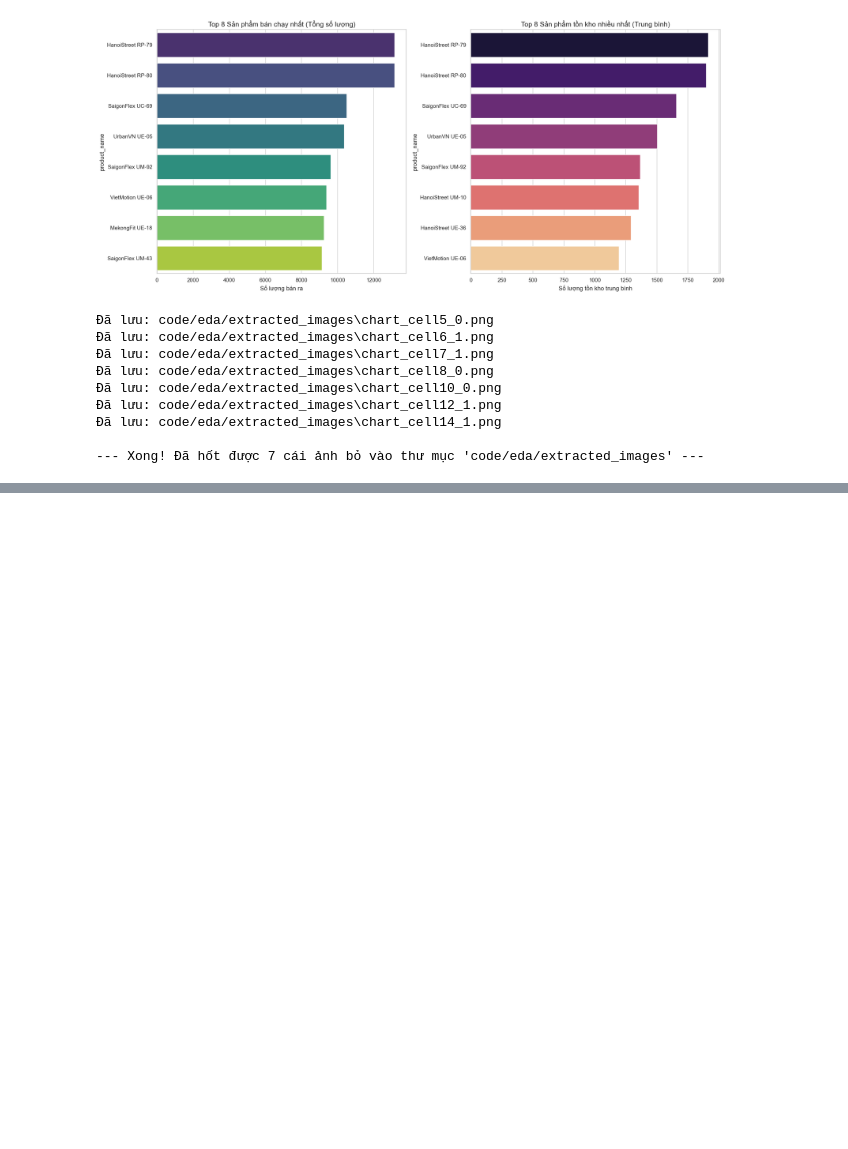
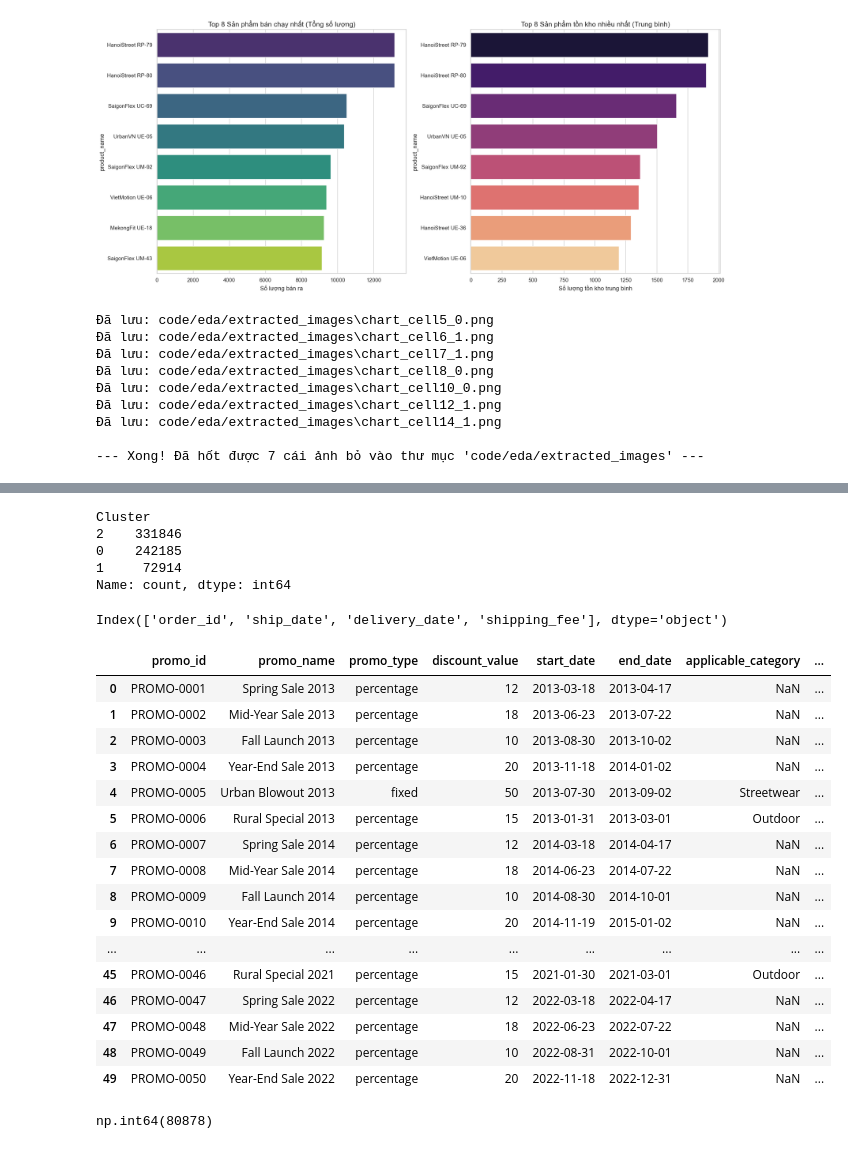
Before and after one commit to lamducanhkhoarubik-spec/Datathon_UITUT, a Jupyter notebook: code/eda/descriptive.ipynb, the cells around one changed output, grey strips where cells are left out. Cells and saved outputs as stored; diff of their text form; code cells hidden in the pictures; blank space fills up the shorter version.

```diff
--- a/code/eda/descriptive.ipynb
+++ b/code/eda/descriptive.ipynb
@@ -603,0 +735,12 @@ print(f"\n--- Xong! Đã hốt được {image_count} cái ảnh bỏ vào thư
+# %%
+df_final['Cluster'].value_counts()
+# %% [output]
+Cluster
+2    331846
+0    242185
+1     72914
+Name: count, dtype: int64
+# %%
+print(df_shipments.columns)
+# %% [output]
+Index(['order_id', 'ship_date', 'delivery_date', 'shipping_fee'], dtype='object')
@@ -603,0 +750,24 @@ print(f"\n--- Xong! Đã hốt được {image_count} cái ảnh bỏ vào thư
+# %%
+df_promotions
+# %% [output]
+|  | promo_id | promo_name | promo_type | discount_value | start_date | end_date | applicable_category | ... |
+| 0 | PROMO-0001 | Spring Sale 2013 | percentage | 12 | 2013-03-18 | 2013-04-17 | NaN | ... |
+| 1 | PROMO-0002 | Mid-Year Sale 2013 | percentage | 18 | 2013-06-23 | 2013-07-22 | NaN | ... |
+| 2 | PROMO-0003 | Fall Launch 2013 | percentage | 10 | 2013-08-30 | 2013-10-02 | NaN | ... |
+| 3 | PROMO-0004 | Year-End Sale 2013 | percentage | 20 | 2013-11-18 | 2014-01-02 | NaN | ... |
+| 4 | PROMO-0005 | Urban Blowout 2013 | fixed | 50 | 2013-07-30 | 2013-09-02 | Streetwear | ... |
+| 5 | PROMO-0006 | Rural Special 2013 | percentage | 15 | 2013-01-31 | 2013-03-01 | Outdoor | ... |
+| 6 | PROMO-0007 | Spring Sale 2014 | percentage | 12 | 2014-03-18 | 2014-04-17 | NaN | ... |
+| 7 | PROMO-0008 | Mid-Year Sale 2014 | percentage | 18 | 2014-06-23 | 2014-07-22 | NaN | ... |
+| 8 | PROMO-0009 | Fall Launch 2014 | percentage | 10 | 2014-08-30 | 2014-10-01 | NaN | ... |
+| 9 | PROMO-0010 | Year-End Sale 2014 | percentage | 20 | 2014-11-19 | 2015-01-02 | NaN | ... |
+| ... | ... | ... | ... | ... | ... | ... | ... | ... |
+| 45 | PROMO-0046 | Rural Special 2021 | percentage | 15 | 2021-01-30 | 2021-03-01 | Outdoor | ... |
+| 46 | PROMO-0047 | Spring Sale 2022 | percentage | 12 | 2022-03-18 | 2022-04-17 | NaN | ... |
+| 47 | PROMO-0048 | Mid-Year Sale 2022 | percentage | 18 | 2022-06-23 | 2022-07-22 | NaN | ... |
+| 48 | PROMO-0049 | Fall Launch 2022 | percentage | 10 | 2022-08-31 | 2022-10-01 | NaN | ... |
+| 49 | PROMO-0050 | Year-End Sale 2022 | percentage | 20 | 2022-11-18 | 2022-12-31 | NaN | ... |
+# %%
+df_rfm_ship['ship_date'].isna().sum()
+# %% [output]
+np.int64(80878)
```
Also changed, not shown: parts of 15 cells of this notebook, 7 other files.
